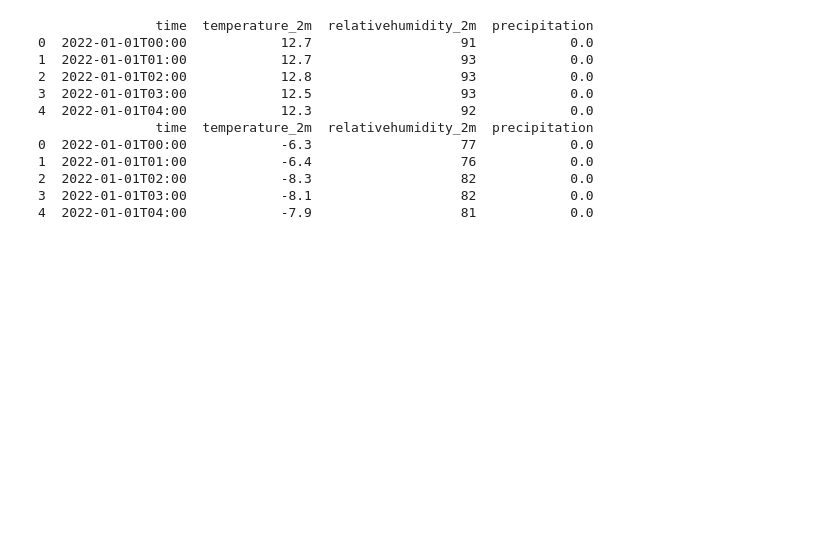
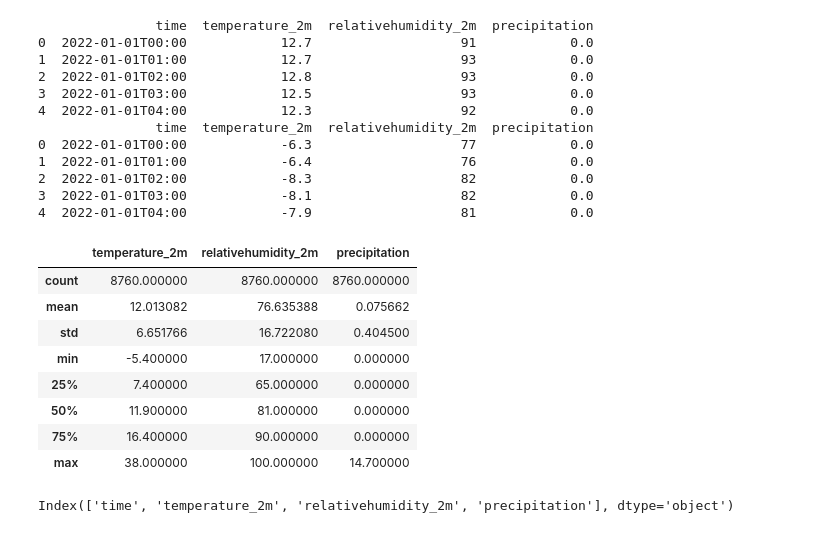
Before and after one commit to darenw/Springboard2025, a Jupyter notebook: Units/Unit7/api_data_wrangling.ipynb, the cells around one changed output. Drawn from its saved outputs; the diff is of its cells as text; code cells hidden in the pictures; blank space fills up the shorter version.

```diff
--- a/Units/Unit7/api_data_wrangling.ipynb
+++ b/Units/Unit7/api_data_wrangling.ipynb
@@ -439,3 +439,19 @@ print(seattle_df.head())
 2  2022-01-01T02:00            -8.3                   82            0.0
 3  2022-01-01T03:00            -8.1                   82            0.0
 4  2022-01-01T04:00            -7.9                   81            0.0
+# %%
+london_df.describe()
+# %% [output]
+|  | temperature_2m | relativehumidity_2m | precipitation |
+| count | 8760.000000 | 8760.000000 | 8760.000000 |
+| mean | 12.013082 | 76.635388 | 0.075662 |
+| std | 6.651766 | 16.722080 | 0.404500 |
+| min | -5.400000 | 17.000000 | 0.000000 |
+| 25% | 7.400000 | 65.000000 | 0.000000 |
+| 50% | 11.900000 | 81.000000 | 0.000000 |
+| 75% | 16.400000 | 90.000000 | 0.000000 |
+| max | 38.000000 | 100.000000 | 14.700000 |
+# %%
+london_df.columns
+# %% [output]
+Index(['time', 'temperature_2m', 'relativehumidity_2m', 'precipitation'], dtype='object')
```
Also changed, not shown: parts of 16 cells of this notebook.
